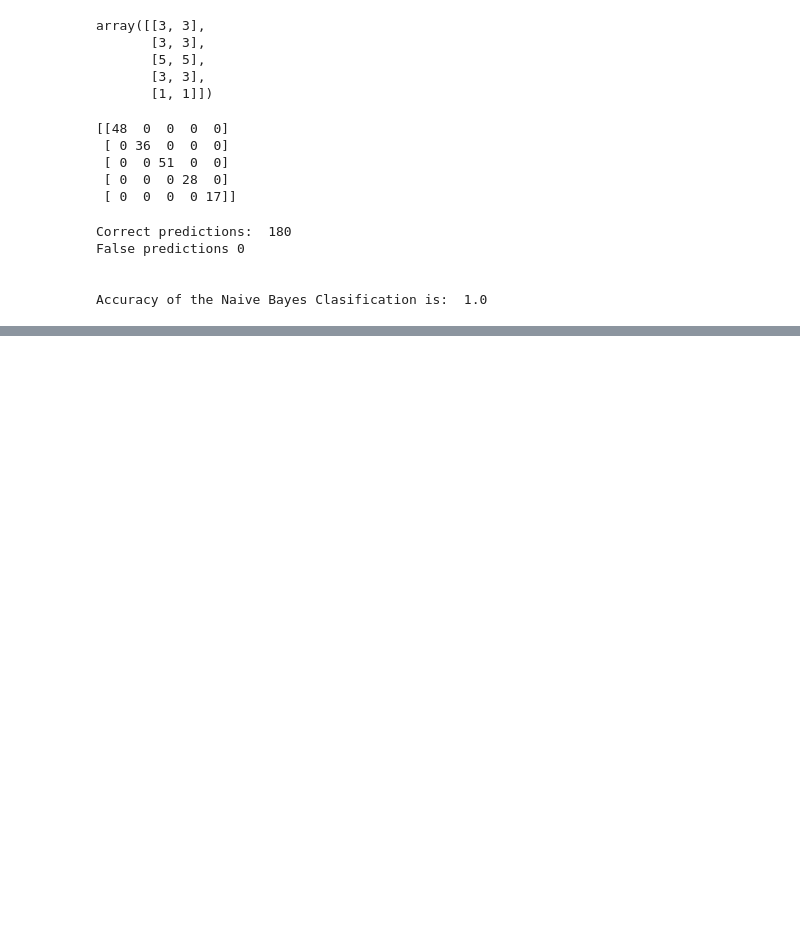
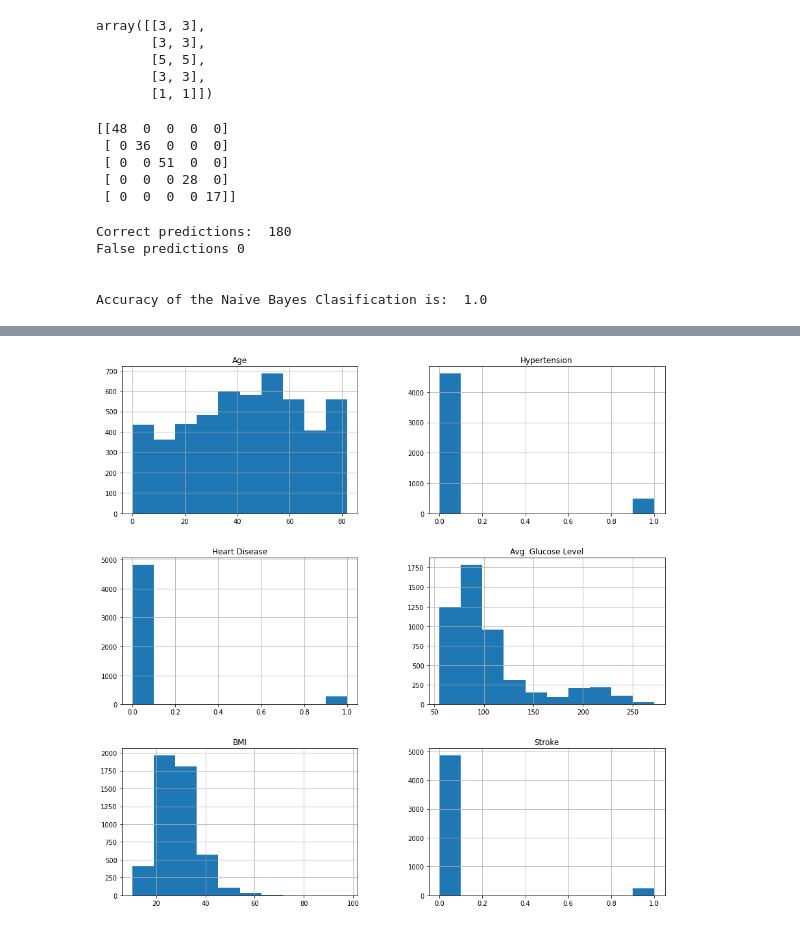
Before and after one commit to ZuniAmandaDewi/datamining, a Jupyter notebook: _sources/tugas_pendat/Tugas.ipynb, the cells around one changed output, grey strips where cells are left out. Cells and saved outputs as stored; diff of their text form; code cells hidden in the pictures; blank space fills up the shorter version.

```diff
--- a/_sources/tugas_pendat/Tugas.ipynb
+++ b/_sources/tugas_pendat/Tugas.ipynb
@@ -1535,0 +1602,14 @@ Accuracy of the Naive Bayes Clasification is:  1.0
+# %%
+data = "https://raw.githubusercontent.com/zuniamandadewi/dataset/main/healthcare-dataset-stroke-data.csv"
+df = pd.read_csv(data)
+# %%
+df.columns = ["ID", "Gender", "Age", "Hypertension", "Heart Disease", "Ever Married", "Work Type", "Residence Type", "Avg. Glucose Level", "BMI", "Smoking Status", "Stroke"]
+# %%
+#drop ID column
+df = df.drop('ID', axis=1)
+# %%
+#plots other feature sets
+df.hist(figsize = (15, 15))
+plt.show()
+# %% [output]
+[figure, added]
```
Also changed, not shown: parts of 23 cells of this notebook, 6 other files.
